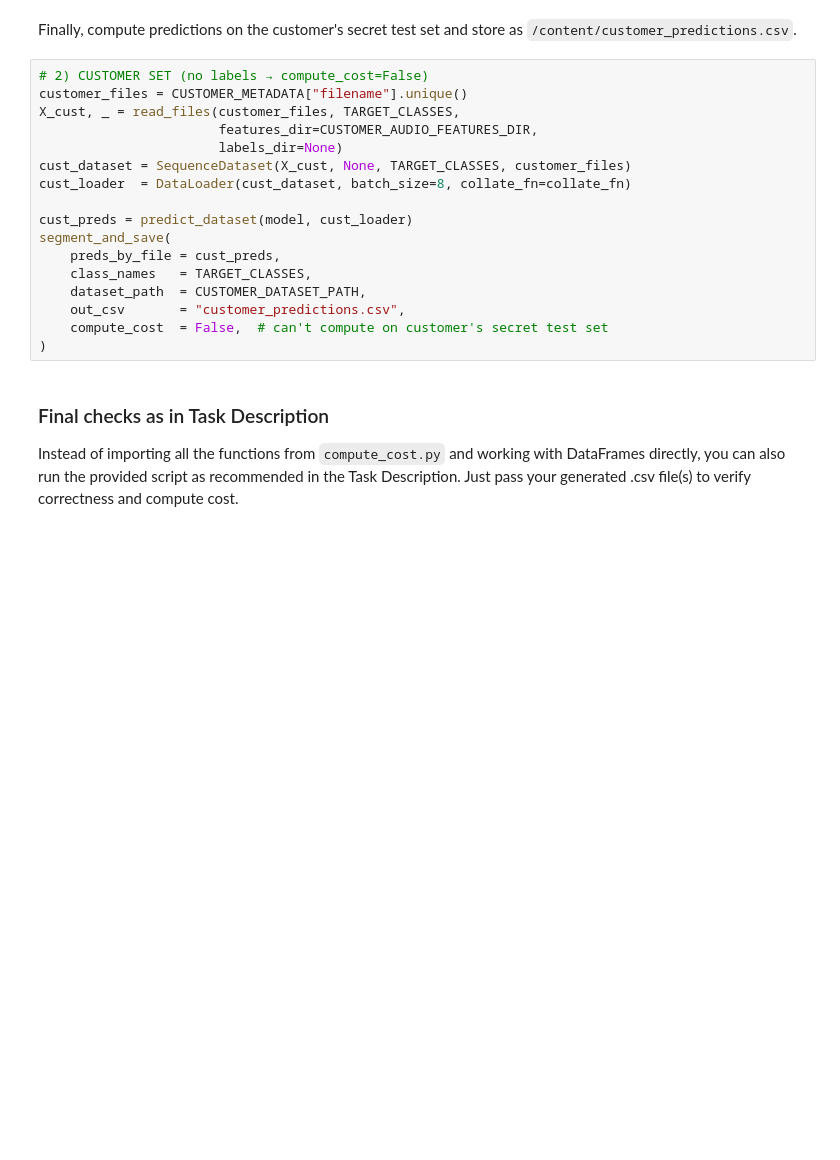
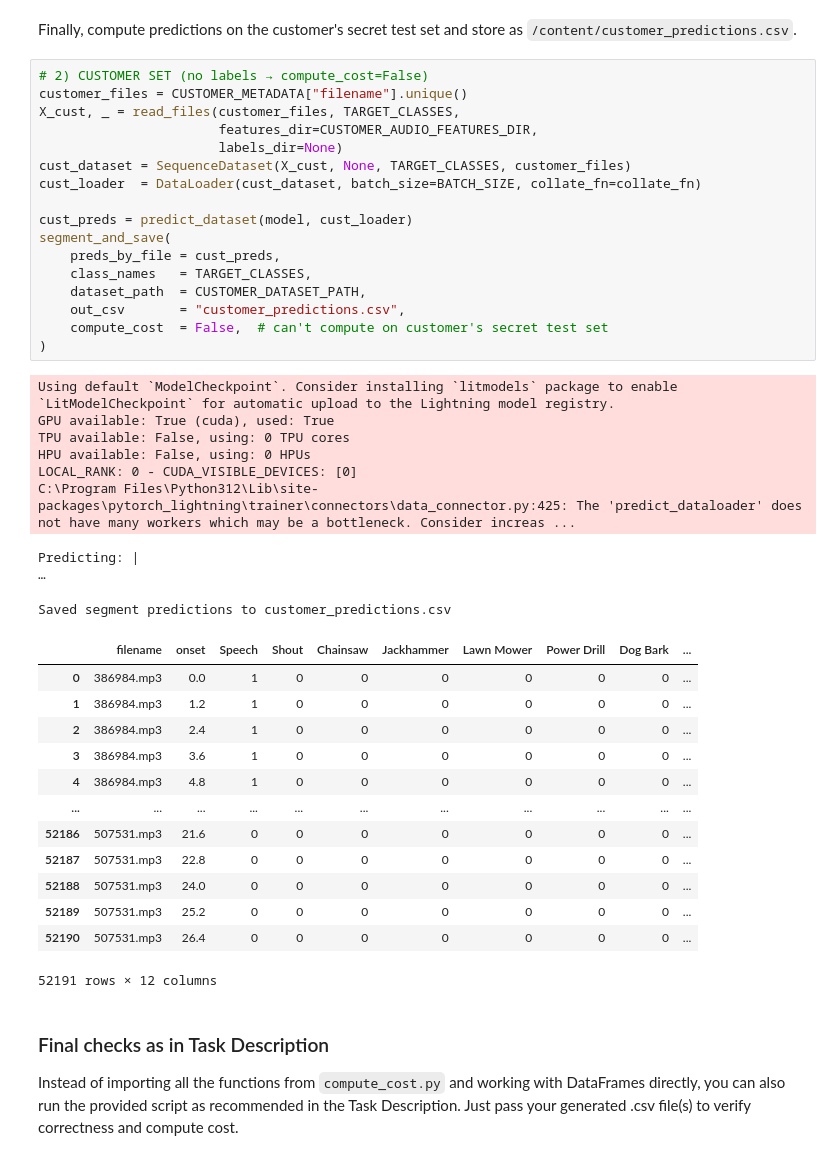
Before and after one commit to TJonasT/Project-MLCP-JKU-2025S, a Jupyter notebook: 4_challenge/ReineckeFuchs/challenge_tutorial_rp.ipynb, the cells around one changed output. Saved outputs shown, nothing was run; the diff lists cells and outputs as text; blank space fills up the shorter version.

```diff
--- a/4_challenge/ReineckeFuchs/challenge_tutorial_rp.ipynb
+++ b/4_challenge/ReineckeFuchs/challenge_tutorial_rp.ipynb
@@ -1255,20 +1377,42 @@ Finally, compute predictions on the customer's secret test set and store as `/co
 # %%
 # 2) CUSTOMER SET (no labels → compute_cost=False)
 customer_files = CUSTOMER_METADATA["filename"].unique()
 X_cust, _ = read_files(customer_files, TARGET_CLASSES,
                        features_dir=CUSTOMER_AUDIO_FEATURES_DIR,
                        labels_dir=None)
 cust_dataset = SequenceDataset(X_cust, None, TARGET_CLASSES, customer_files)
-cust_loader  = DataLoader(cust_dataset, batch_size=8, collate_fn=collate_fn)
+cust_loader  = DataLoader(cust_dataset, batch_size=BATCH_SIZE, collate_fn=collate_fn)
 
 cust_preds = predict_dataset(model, cust_loader)
 segment_and_save(
     preds_by_file = cust_preds,
     class_names   = TARGET_CLASSES,
     dataset_path  = CUSTOMER_DATASET_PATH,
     out_csv       = "customer_predictions.csv",
     compute_cost  = False,  # can't compute on customer's secret test set
 )
+# %% [output]
+Using default `ModelCheckpoint`. Consider installing `litmodels` package to enable `LitModelCheckpoint` for automatic upload to the Lightning model registry.
+GPU available: True (cuda), used: True
+TPU available: False, using: 0 TPU cores
+HPU available: False, using: 0 HPUs
+LOCAL_RANK: 0 - CUDA_VISIBLE_DEVICES: [0]
+C:\Program Files\Python312\Lib\site-packages\pytorch_lightning\trainer\connectors\data_connector.py:425: The 'predict_dataloader' does not have many workers which may be a bottleneck. Consider increas ...
+Predicting: |                                                                                                 …
+Saved segment predictions to customer_predictions.csv
+|  | filename | onset | Speech | Shout | Chainsaw | Jackhammer | Lawn Mower | Power Drill | Dog Bark | ... |
+| 0 | 386984.mp3 | 0.0 | 1 | 0 | 0 | 0 | 0 | 0 | 0 | ... |
+| 1 | 386984.mp3 | 1.2 | 1 | 0 | 0 | 0 | 0 | 0 | 0 | ... |
+| 2 | 386984.mp3 | 2.4 | 1 | 0 | 0 | 0 | 0 | 0 | 0 | ... |
+| 3 | 386984.mp3 | 3.6 | 1 | 0 | 0 | 0 | 0 | 0 | 0 | ... |
+| 4 | 386984.mp3 | 4.8 | 1 | 0 | 0 | 0 | 0 | 0 | 0 | ... |
+| ... | ... | ... | ... | ... | ... | ... | ... | ... | ... | ... |
+| 52186 | 507531.mp3 | 21.6 | 0 | 0 | 0 | 0 | 0 | 0 | 0 | ... |
+| 52187 | 507531.mp3 | 22.8 | 0 | 0 | 0 | 0 | 0 | 0 | 0 | ... |
+| 52188 | 507531.mp3 | 24.0 | 0 | 0 | 0 | 0 | 0 | 0 | 0 | ... |
+| 52189 | 507531.mp3 | 25.2 | 0 | 0 | 0 | 0 | 0 | 0 | 0 | ... |
+| 52190 | 507531.mp3 | 26.4 | 0 | 0 | 0 | 0 | 0 | 0 | 0 | ... |
+52191 rows × 12 columns
 # %% [markdown]
 ### Final checks as in Task Description
 
```
Also changed, not shown: parts of 24 cells of this notebook, 22 other files.
